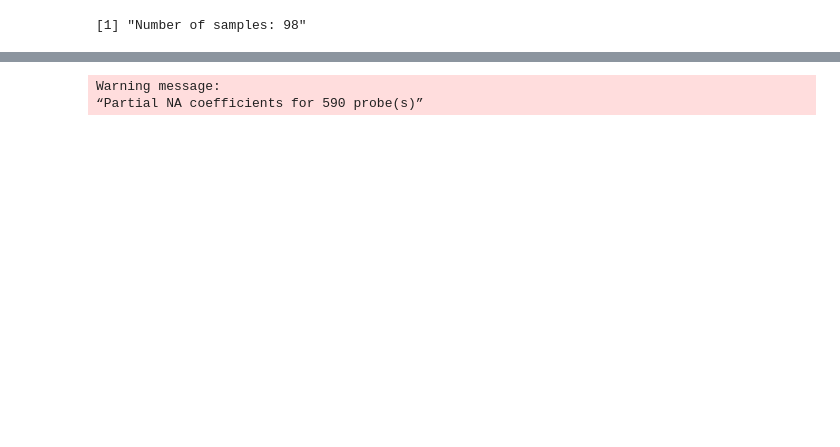
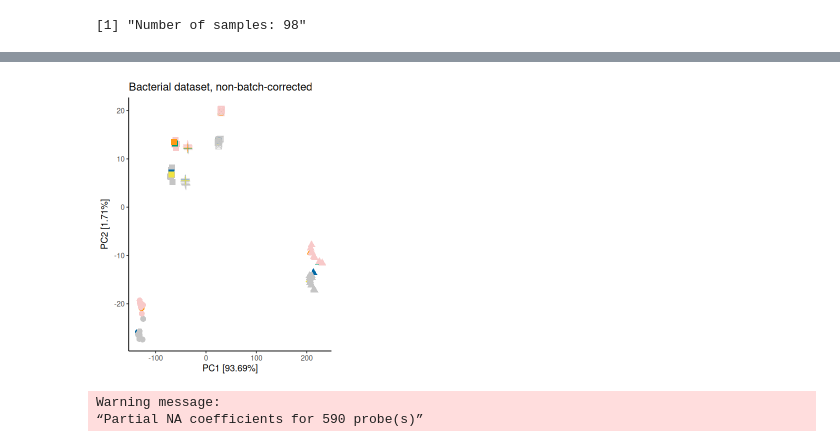
Before and after one commit to Freddsle/FedProt, a Jupyter notebook: data/bacterial_data/02_QC_samples.ipynb, the cells around one changed output, grey strips where cells are left out. Cells and saved outputs as stored; diff of their text form; code cells hidden in the pictures; blank space fills up the shorter version.

```diff
--- a/data/bacterial_data/02_QC_samples.ipynb
+++ b/data/bacterial_data/02_QC_samples.ipynb
@@ -107,3 +135,16 @@ print(paste0('Number of samples: ', nrow(central_batch_info %>% filter(!grepl('Q
+# %%
+plot_pca <- pca_plot(central_intensities, central_batch_info,
+    title="Bacterial dataset, non-batch-corrected",
+    quantitative_col_name='file',
+    col_col='QC_condition', shape_col='lab')
+
+options(repr.plot.width=4, repr.plot.height=5)
+plot_pca +
+  theme(legend.position="none") +
+    # change color of points to more color-blind friendly
+    scale_color_manual(values=c("#f8c9c9", "#c5c5c5", "#0068a5",  "#F0E442", "#009E73", "#ff9914"))
+# %% [output]
+[figure, added]
 # %%
 design <- model.matrix(~ condition, data = central_batch_info)
 pg_corrected <- removeBatchEffect(central_intensities, batch=central_batch_info$lab, design=design)
```
Also changed, not shown: parts of 4 cells of this notebook, 2 other files.
